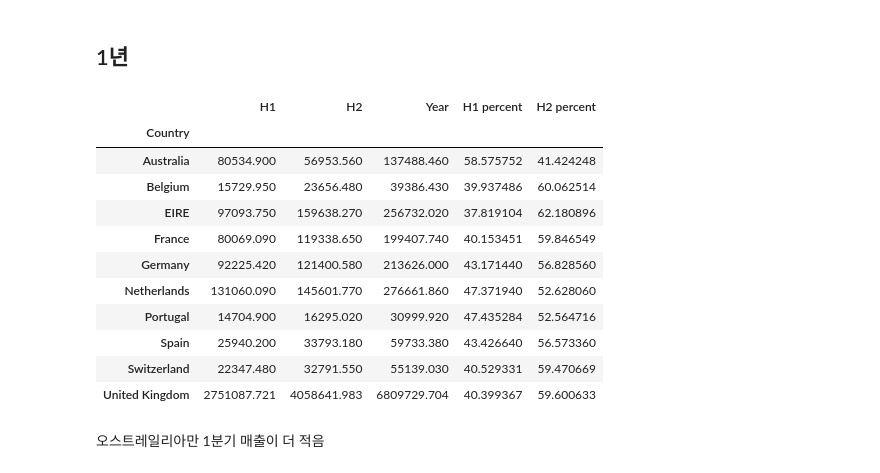
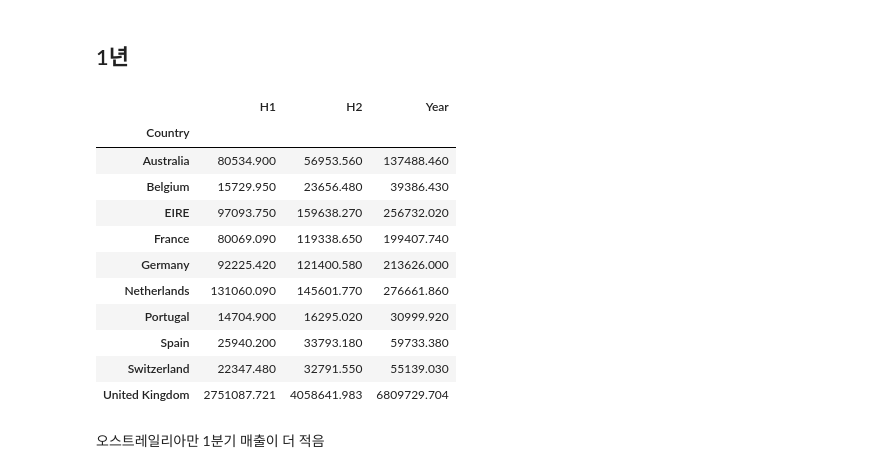
Before and after one commit to JungHunL22/Customer_Analysis_PLT, a Jupyter notebook: code/국가별 비교 시각화.ipynb, the cells around one changed output. Cells and saved outputs as stored; diff of their text form; code cells hidden in the pictures.

```diff
--- a/code/국가별 비교 시각화.ipynb
+++ b/code/국가별 비교 시각화.ipynb
@@ -133,20 +133,20 @@ sales['H1 percent']=sales['H1']/sales['Year']*100
 # %%
 sales['H2 percent']=sales['H2']/sales['Year']*100
 # %%
-sales
+sales.iloc[:,:3]
 # %% [output]
-|  | H1 | H2 | Year | H1 percent | H2 percent |
-| Country |  |  |  |  |  |
-| Australia | 80534.900 | 56953.560 | 137488.460 | 58.575752 | 41.424248 |
-| Belgium | 15729.950 | 23656.480 | 39386.430 | 39.937486 | 60.062514 |
-| EIRE | 97093.750 | 159638.270 | 256732.020 | 37.819104 | 62.180896 |
-| France | 80069.090 | 119338.650 | 199407.740 | 40.153451 | 59.846549 |
-| Germany | 92225.420 | 121400.580 | 213626.000 | 43.171440 | 56.828560 |
-| Netherlands | 131060.090 | 145601.770 | 276661.860 | 47.371940 | 52.628060 |
-| Portugal | 14704.900 | 16295.020 | 30999.920 | 47.435284 | 52.564716 |
-| Spain | 25940.200 | 33793.180 | 59733.380 | 43.426640 | 56.573360 |
-| Switzerland | 22347.480 | 32791.550 | 55139.030 | 40.529331 | 59.470669 |
-| United Kingdom | 2751087.721 | 4058641.983 | 6809729.704 | 40.399367 | 59.600633 |
+|  | H1 | H2 | Year |
+| Country |  |  |  |
+| Australia | 80534.900 | 56953.560 | 137488.460 |
+| Belgium | 15729.950 | 23656.480 | 39386.430 |
+| EIRE | 97093.750 | 159638.270 | 256732.020 |
+| France | 80069.090 | 119338.650 | 199407.740 |
+| Germany | 92225.420 | 121400.580 | 213626.000 |
+| Netherlands | 131060.090 | 145601.770 | 276661.860 |
+| Portugal | 14704.900 | 16295.020 | 30999.920 |
+| Spain | 25940.200 | 33793.180 | 59733.380 |
+| Switzerland | 22347.480 | 32791.550 | 55139.030 |
+| United Kingdom | 2751087.721 | 4058641.983 | 6809729.704 |
 # %% [markdown]
 오스트레일리아만 1분기 매출이 더 적음
 # %%
```
Also changed, not shown: parts of 13 cells of this notebook, 1 other file.
